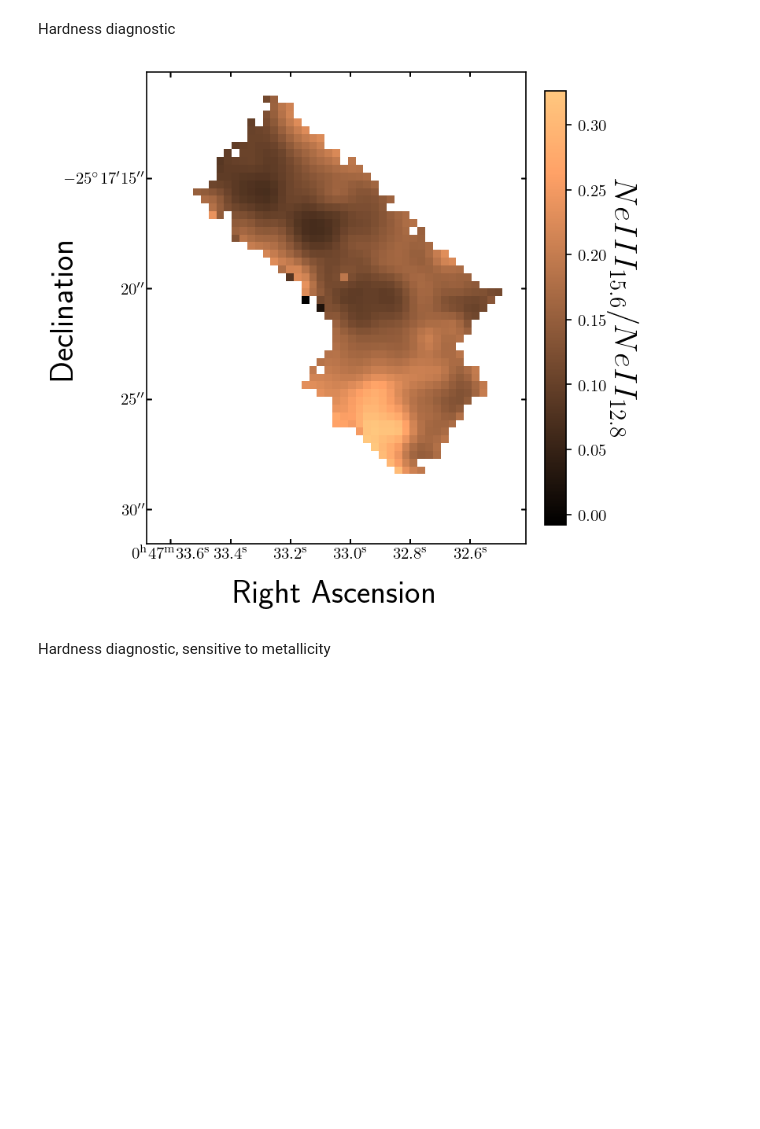
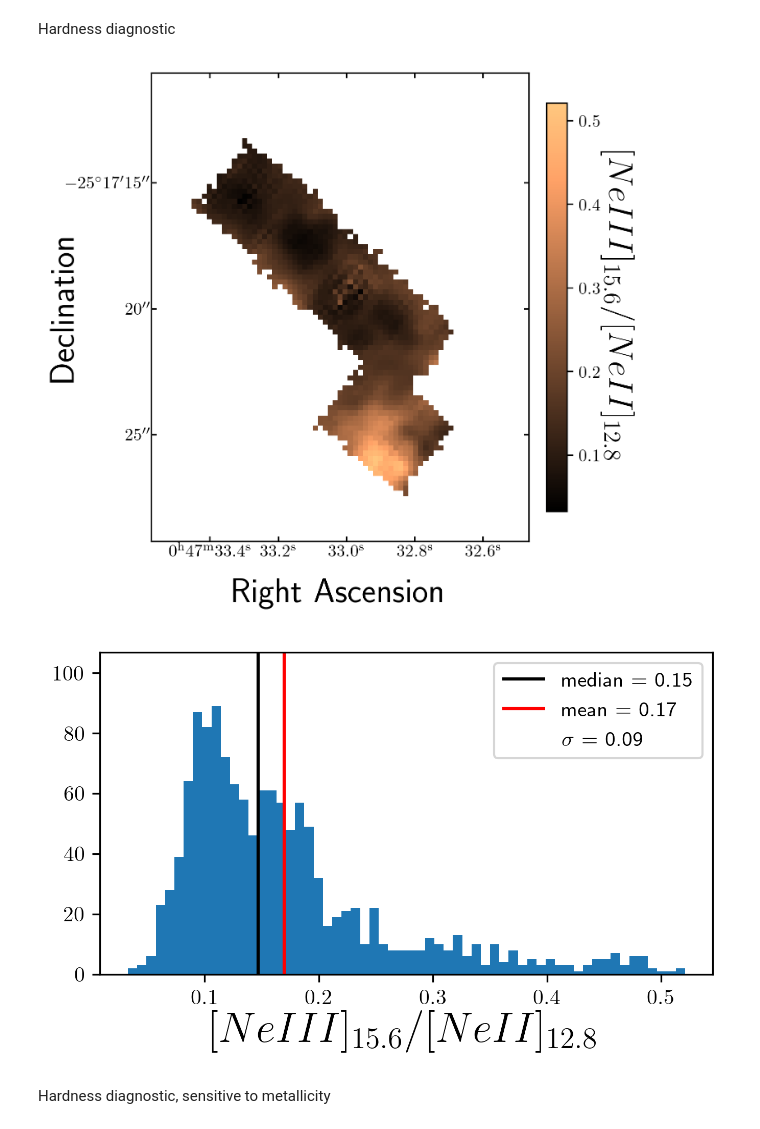
Before and after one commit to eacmills/ASTR-796-2025, a Jupyter notebook: task_6/JWST-NGC253-ASTR796-ratiomaps.ipynb, the cells around one changed output. Saved outputs shown, nothing was run; the diff lists cells and outputs as text; code cells hidden in the pictures; blank space fills up the shorter version.

Commit message:
added histograms and adjusted figure styls

```diff
--- a/task_6/JWST-NGC253-ASTR796-ratiomaps.ipynb
+++ b/task_6/JWST-NGC253-ASTR796-ratiomaps.ipynb
@@ -58,7 +58,7 @@ filenames = {
     'h6a': 'NGC253_H6a_12.4.line_smooth_regrid_maskch1.fits',
     'h6d': 'NGC253_H6d_5.1.line_smooth_regrid_maskch1.fits',
     'h6g': 'NGC253_H6g_5.9.line_smooth_regrid_maskch1.fits',
-    'h7b' 'NGC253_H7b_11.3.line_smooth_regrid_maskch1.fits',
+    'h7b': 'NGC253_H7b_11.3.line_smooth_regrid_maskch1.fits',
     'h7d': 'NGC253_H7d_7.5.line_smooth_regrid_maskch1.fits',
     'h7e_6.0': 'NGC253_H7e_6.0.line_smooth_regrid_maskch1.fits',
     'h7e_6.8': 'NGC253_H7e_6.8.line_smooth_regrid_maskch1.fits',
@@ -194,10 +232,10 @@ Plasma is for high-energy photons
 # %% [markdown]
 Hardness diagnostic
 # %%
-calculate_ratio_map(filenames['ne3'], filenames['ne2'], lab=r'$NeIII_{15.6}/NeII_{12.8}$', clrmap='copper')
-#calculate_ratio_map(filenames['ne3'], filenames['ne2'], lab=r'$NeIII_{15.6}/NeII_{12.8}$', clrmap='copper', clipping=False)
+calculate_ratio_map(filenames['neIII'], filenames['neII'], lab=r'$[NeIII]_{15.6}/[NeII]_{12.8}$', clrmap='copper')
 # %% [output]
-[figure, old version]
+[figure, new version]
+[figure, added]
 # %% [markdown]
 Hardness diagnostic, sensitive to metallicity
 # %%
```
Also changed, not shown: parts of 8 cells of this notebook.
